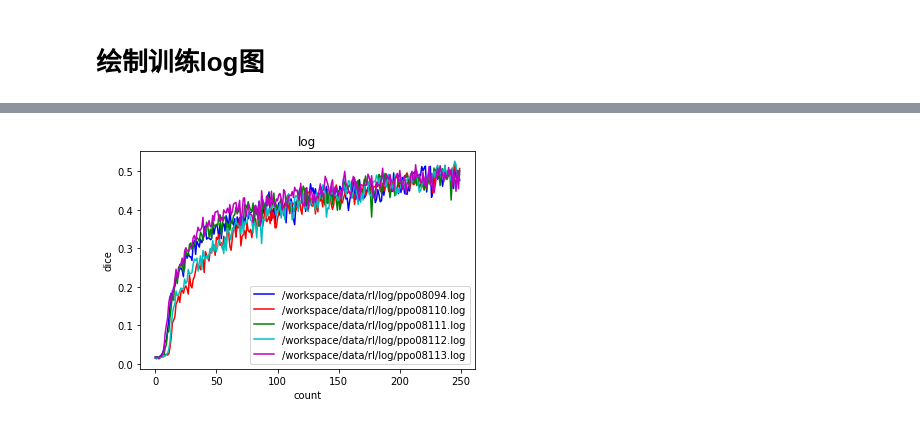
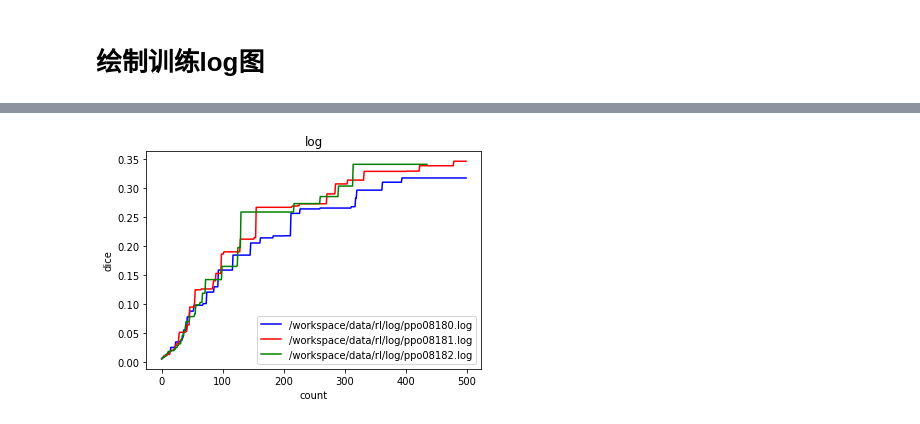
Before and after one commit to yhlujz/rl, a Jupyter notebook: rl.ipynb, the cells around one changed output, grey strips where cells are left out. Saved outputs shown, nothing was run; the diff lists cells and outputs as text; code cells hidden in the pictures.

```diff
--- a/rl.ipynb
+++ b/rl.ipynb
@@ -679,7 +679,7 @@ def paints(log_paths, option):
                         best_dice = re.search('[0]\.[0-9]+', best_line.group())
                         if best_dice is not None:
                             l.append(float(best_dice.group()))
-        plt.plot(l[:250], colors[i], label=log_path)
+        plt.plot(l, colors[i], label=log_path)
     plt.xlabel('count')
     plt.ylabel('dice')
     plt.title('log')
@@ -688,8 +714,8 @@ def paints(log_paths, option):
 # %%
-paints(['/workspace/data/rl/log/ppo08094.log', '/workspace/data/rl/log/ppo08110.log',
-        '/workspace/data/rl/log/ppo08111.log', '/workspace/data/rl/log/ppo08112.log',
-        '/workspace/data/rl/log/ppo08113.log'], 'train')
-# paints(['/workspace/data/rl/log/ppo08094.log',
-#         '/workspace/data/rl/log/ppo08113.log'], 'train')
+# paints(['/workspace/data/rl/log/ppo08094.log', '/workspace/data/rl/log/ppo08110.log',
+#         '/workspace/data/rl/log/ppo08111.log', '/workspace/data/rl/log/ppo08112.log',
+#         '/workspace/data/rl/log/ppo08113.log'], 'best')
+paints(['/workspace/data/rl/log/ppo08180.log', '/workspace/data/rl/log/ppo08181.log',
+        '/workspace/data/rl/log/ppo08182.log'], 'best')
 # %% [output]
-[figure, old version]
+[figure, new version]
```
Also changed, not shown: parts of 10 cells of this notebook, 3 other files.
